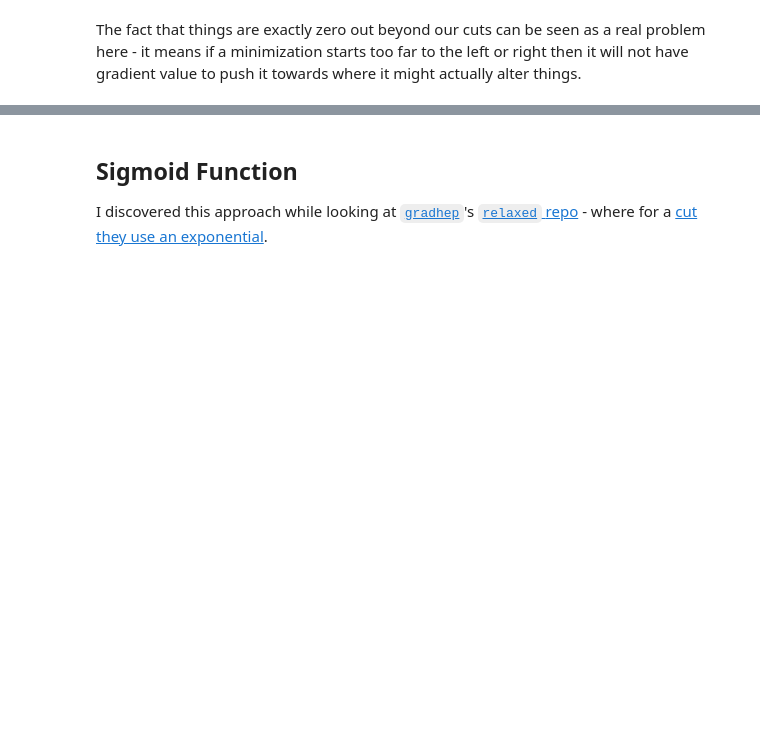
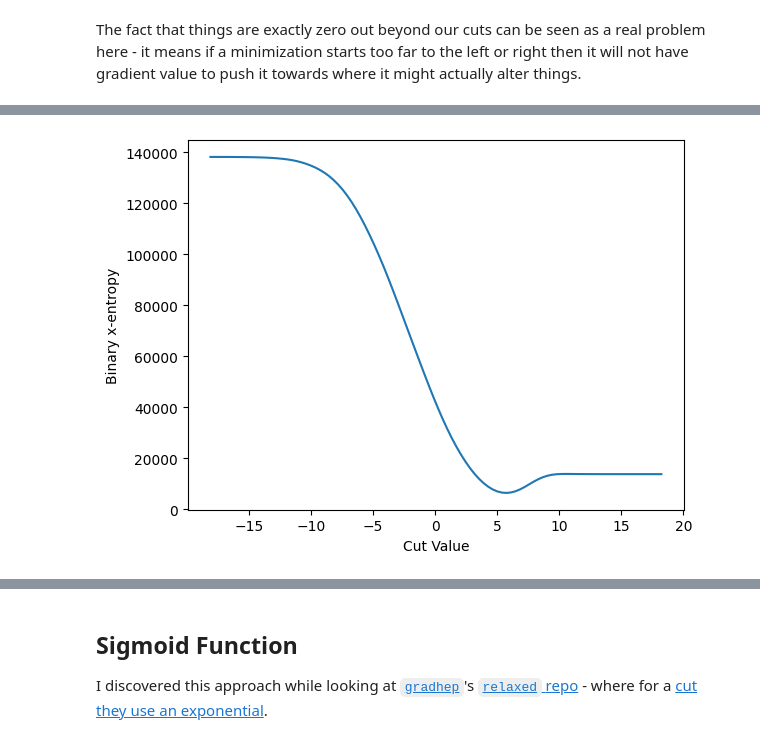
Before and after one commit to gordonwatts/diff-prog-intro, a Jupyter notebook: book/different_cut_emulations.ipynb, the cells around one changed output, grey strips where cells are left out. Cells and saved outputs as stored; diff of their text form; code cells hidden in the pictures; blank space fills up the shorter version.

```diff
--- a/book/different_cut_emulations.ipynb
+++ b/book/different_cut_emulations.ipynb
@@ -115,0 +126,25 @@ The fact that things are exactly zero out beyond our cuts can be seen as a real
+# %%
+%%write_and_run -a jax_cuts.py
+
+
+def x_entropy(f, sig_j, back_j):
+    '''Binary x-entropy for this function
+
+    Args:
+        f (Callable): The function that will calculate the prop of sig/back
+        sig_j (array): Signal values
+        back_j (array): Background values
+    '''
+    entropy_sig = -jnp.log(f(sig_j) + 1e-6)
+    entropy_back = -jnp.log(1-f(back_j) + 1e-6)
+    return jnp.sum(entropy_sig) + jnp.sum(entropy_back)
+# %%
+def plot_x_entropy(f):
+    plt.plot(x_values, np.array([x_entropy(ft.partial(f, c), data_sig_j, data_back_j) for c in x_values]))
+    plt.xlabel('Cut Value')
+    plt.ylabel(r'Binary x-entropy')
+    plt.show()
+
+plot_x_entropy(cut_erf)
+# %% [output]
+[figure, added]
```
Also changed, not shown: parts of 22 cells of this notebook, 2 other files.
